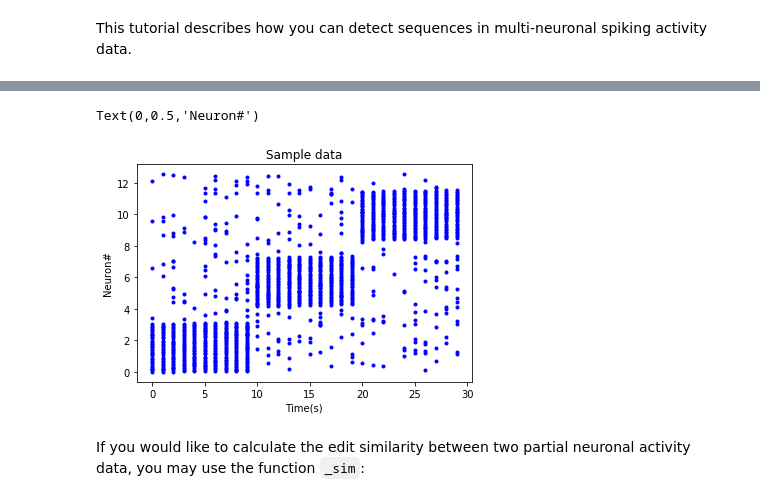
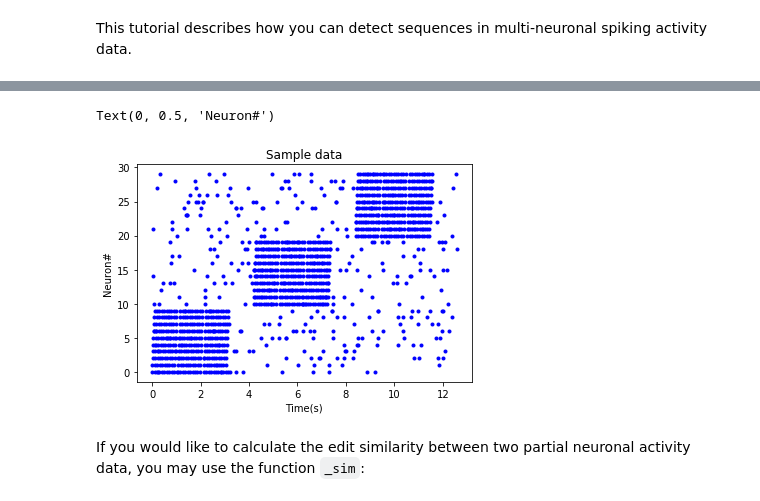
Before and after one commit to oist-ncbc/spykesim, a Jupyter notebook: docs/tutorial.ipynb, the cells around one changed output, grey strips where cells are left out. Saved outputs shown, nothing was run; the diff lists cells and outputs as text; code cells hidden in the pictures.

```diff
--- a/docs/tutorial.ipynb
+++ b/docs/tutorial.ipynb
@@ -22,13 +19,13 @@ ModuleNotFoundError: No module named 'spykesim'
 # %%
 df, binmat = gendata()
 # %%
-plt.plot(df.neuronid, df.spiketime, "b.")
+plt.plot(df.spiketime, df.neuronid, "b.")
 plt.title("Sample data")
 plt.xlabel("Time(s)")
 plt.ylabel("Neuron#")
 # %% [output]
-Text(0,0.5,'Neuron#')
+Text(0, 0.5, 'Neuron#')
-[figure, old version]
+[figure, new version]
 # %% [markdown]
 If you would like to calculate the edit similarity between two partial neuronal activity data, you may use the function `_sim`:
 # %% [markdown]
```
Also changed, not shown: parts of 14 cells of this notebook, 2 other files.
